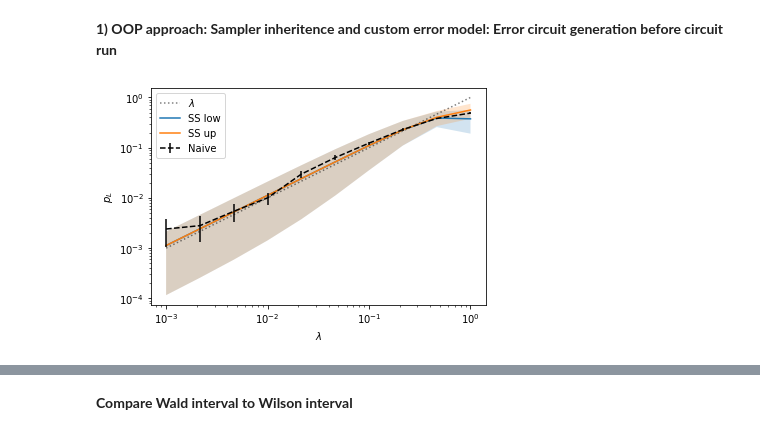
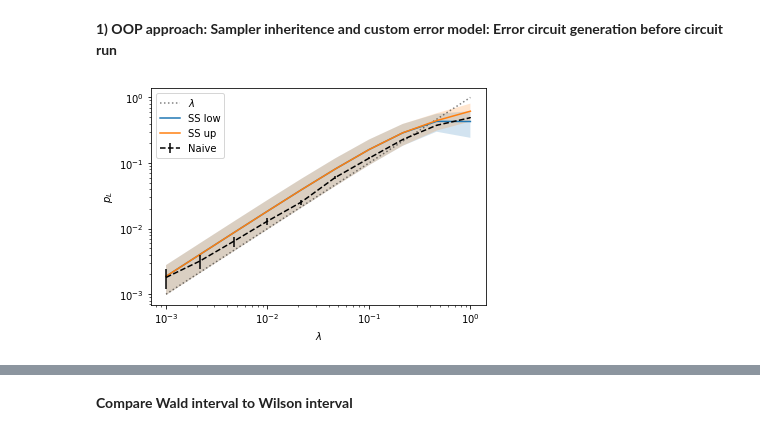
Before and after one commit to dpwinter/PECOS_WS_solutions, a Jupyter notebook: subset_sampling.ipynb, the cells around one changed output, grey strips where cells are left out. Cells and saved outputs as stored; diff of their text form; code cells hidden in the pictures.

```diff
--- a/subset_sampling.ipynb
+++ b/subset_sampling.ipynb
@@ -108,7 +108,7 @@ def subset_sample(ref_circuit, subset_weight, n_samples):
 
     return logical_fails
 
-n_samples = 20 # number of samples per subset
+n_samples = 1000 # number of samples per subset
 p_phy = np.logspace(-3, 0, 10) # physical error rates
 n_gates = len(ghz) # number of gates in reference circuit
 
@@ -163,6 +165,7 @@ ghz.append('CNOT', {(0,1)})
 ghz.append('CNOT', {(1,2)})
 ghz.append('CNOT', {(2,3)})
 ghz.append('CNOT', {(3,4)})
+ghz.append('CNOT', {(0,4)})
 ghz.append('measure Z', {4})
 n_gates = len(ghz)
 
@@ -697,7 +700,8 @@ Wilson_max = lambda p,N: (p + z**2/(2*N) + z*np.sqrt(p*(1-p)/N+z**2/(4*N**2)))/(
 Wilson_min = lambda p,N: (p + z**2/(2*N) - z*np.sqrt(p*(1-p)/N+z**2/(4*N**2)))/(1+z**2/N)
 
 Wilson_std = lambda p,N: Wilson_max(p,N) - Wilson_min(p,N)
-Wald_std = lambda p,N: z * np.sqrt(p * (1-p) / N)
+Wald_std = lambda p,N: np.sqrt(p * (1-p) / N)
+# Wald_std = lambda p,N: z * np.sqrt(p * (1-p) / N)
 
 rssp = lambda a,e: np.sqrt(np.sum( (a*e)**2, axis=0 )) # root sum of squared products
 stdev = lambda A,p,N, std_type: rssp(A[1:], (Wilson_std if std_type=='Wilson' else Wald_std)(p[1:], N))
@@ -851,31 +855,31 @@ class AdaptiveSampler():
     def __init__(self, circuit, err_params):
         self.subset_sampler = None
         self.naive_sampler = None
 
     def run(self):
         pass # switch between Subset and Naive sampler
 
 lambdas = np.logspace(-3, 0, 10) # physical error rates
 scale = lambda p_init, lambdas=lambdas: p_init * lambdas
 err_params = {'p1': scale(1), 'p2':scale(0.5)}
 
 sss = SubsetSampler(ghz, err_params)
 p_L_low, p_L_up, std = sss.run(p_max=[0.5, 0.5], delta_max=[0.1,0.5], n_samples=20) # TO DO: Easier definition of p_max and d_max.
 
 plt.xscale('log')
 plt.yscale('log')
 plt.xlabel(r'$\lambda$')
 plt.ylabel(r'$p_L$')
 plt.plot(lambdas, lambdas, 'k:', alpha=0.5, label=r"$\lambda$")
 plt.plot(lambdas, p_L_low, label="SS low")
 plt.fill_between(lambdas, p_L_low-std, p_L_low+std, alpha=0.2)
 plt.plot(lambdas, p_L_up, label="SS up")
 plt.fill_between(lambdas, p_L_up-std, p_L_up+std, alpha=0.2)
 
 ns = NaiveSampler(ghz, err_params)
 p_L, ns_std = ns.run(n_samples=5000)
 plt.errorbar(lambdas, p_L, fmt='--', c="black", yerr=ns_std, label="Naive")
 plt.legend()
 plt.show()
 # %% [output]
-[figure, old version]
+[figure, new version]
```
Also changed, not shown: parts of 2 cells of this notebook, 7 other files.
